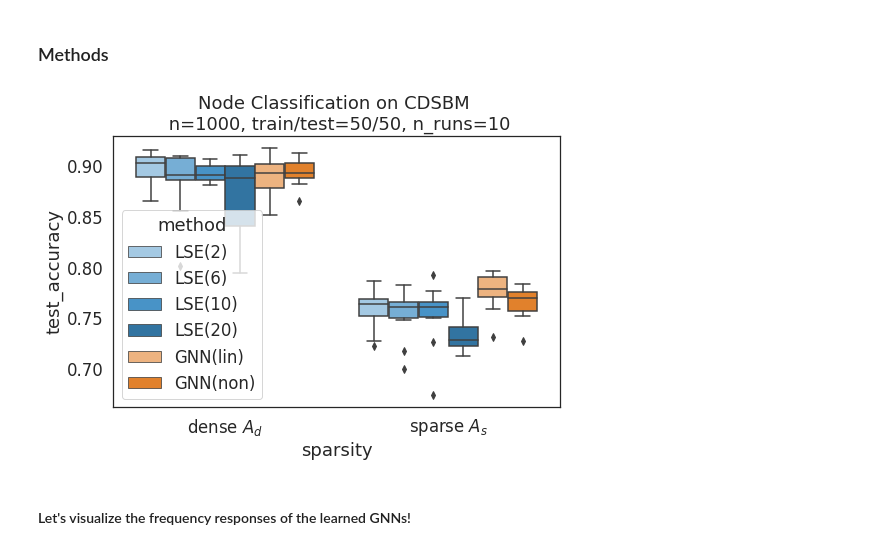
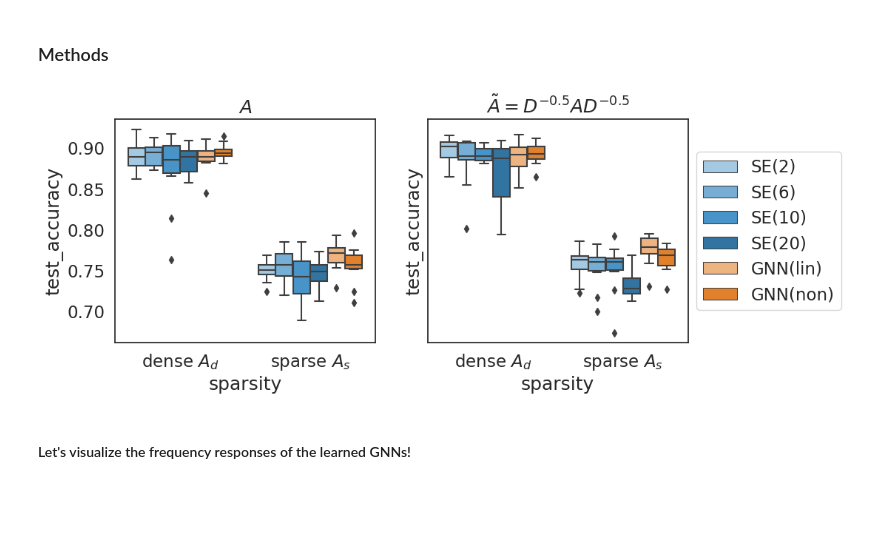
Before and after one commit to nhuang37/GNN_community_detection, a Jupyter notebook: Experiment_simulation.ipynb, the cells around one changed output. Saved outputs shown, nothing was run; the diff lists cells and outputs as text; code cells hidden in the pictures; blank space fills up the shorter version.

```diff
--- a/Experiment_simulation.ipynb
+++ b/Experiment_simulation.ipynb
@@ -519,18 +534,29 @@ df_all['method'] = df_all.apply (lambda row: relabel(row), axis=1)
 # %%
-df_all = pickle.load(open( "result/results_sampling_DCSBM.pkl", "rb" ) )
+df_all_norm = pickle.load(open( "result/results_sampling_DCSBM.pkl", "rb" ) )
+df_all = pickle.load(open( "result/results_sampling_DCSBM_un.pkl", "rb" ) )
 
 sns.set(font_scale=1.5)
 sns.set_style(style='white')
 plt.rcParams["figure.figsize"] = (8,5)
-my_pal = {'LSE(2)':lighten_color('tab:blue', 0.4), 'LSE(6)':lighten_color('tab:blue', 0.6), 'LSE(10)':lighten_color('tab:blue', 0.8),
-          'LSE(20)':'tab:blue', 'GNN(lin)': lighten_color('tab:orange', 0.6), 'GNN(non)':'tab:orange'}
+fig, axs = plt.subplots(ncols=2, sharex=True, sharey=True, figsize=(10,4), dpi=100)
+# my_pal = {'LSE(2)':lighten_color('tab:blue', 0.4), 'LSE(6)':lighten_color('tab:blue', 0.6), 'LSE(10)':lighten_color('tab:blue', 0.8),
+#           'LSE(20)':'tab:blue', 'GNN(lin)': lighten_color('tab:orange', 0.6), 'GNN(non)':'tab:orange'}
+my_pal = {'SE(2)':lighten_color('tab:blue', 0.4), 'SE(6)':lighten_color('tab:blue', 0.6), 'SE(10)':lighten_color('tab:blue', 0.8),
+          'SE(20)':'tab:blue', 'GNN(lin)': lighten_color('tab:orange', 0.6), 'GNN(non)':'tab:orange'}
 
 sns.boxplot(x="sparsity", y="test_accuracy",
             hue="method", palette=my_pal,
-            data=df_all).set_title(f"Node Classification on CDSBM \n n=1000, train/test=50/50, n_runs=10")
+            data=df_all, ax=axs[0]).set_title(r"$A$")
+axs[0].get_legend().remove()
+
+sns.boxplot(x="sparsity", y="test_accuracy",
+            hue="method", palette=my_pal,
+            data=df_all_norm, ax=axs[1]).set_title(r"$\tilde{A} = D^{-0.5} A D^{-0.5}$")
+plt.legend(loc="center left", bbox_to_anchor=(1, 0.5))
+
 plt.show()
 # %% [output]
-[figure, old version]
+[figure, new version]
 # %%
 ### Saving results
 # pickle.dump( df_all, open( "result/results_sampling_DCSBM.pkl", "wb" ) )
```
Also changed, not shown: parts of 6 cells of this notebook.
